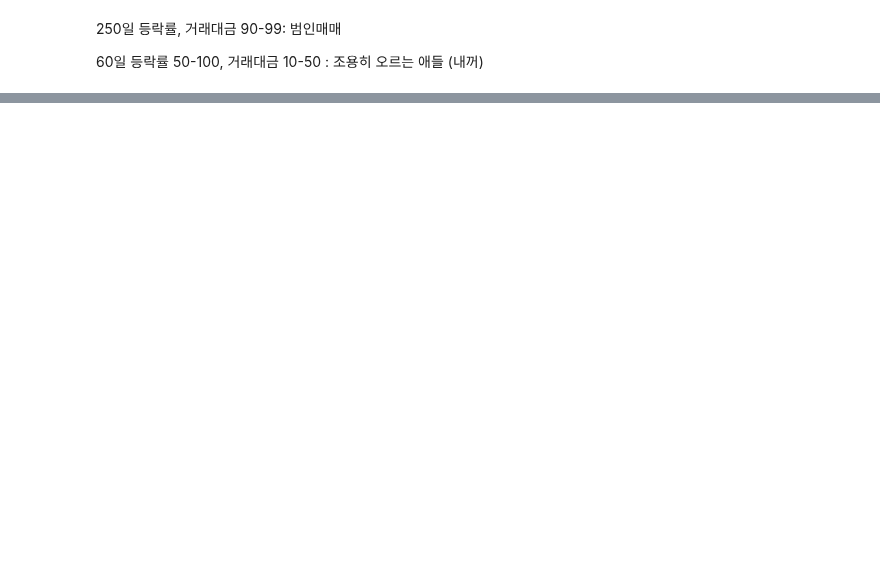
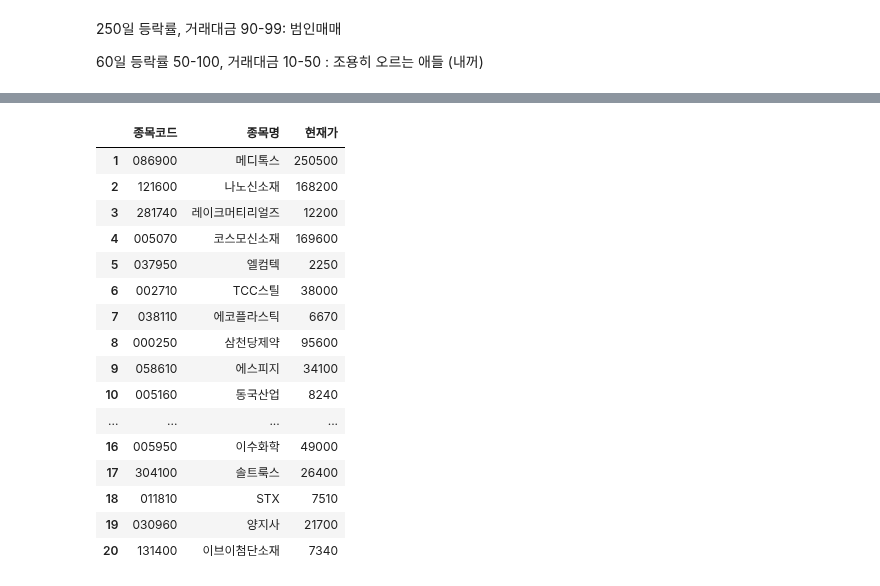
Before and after one commit to yeonghun00/stock-notes, a Jupyter notebook: useful/good_stocks.ipynb, the cells around one changed output, grey strips where cells are left out. Cells and saved outputs as stored; diff of their text form; code cells hidden in the pictures; blank space fills up the shorter version.

```diff
--- a/useful/good_stocks.ipynb
+++ b/useful/good_stocks.ipynb
@@ -216,0 +204,22 @@ stocklist.result_df
+# %%
+t = t[['종목코드', '종목명', '종료일 종가']].reset_index(drop=True).rename({'종료일 종가':'현재가'}, axis=1)
+t.index+=1
+t
+# %% [output]
+|  | 종목코드 | 종목명 | 현재가 |
+| 1 | 086900 | 메디톡스 | 250500 |
+| 2 | 121600 | 나노신소재 | 168200 |
+| 3 | 281740 | 레이크머티리얼즈 | 12200 |
+| 4 | 005070 | 코스모신소재 | 169600 |
+| 5 | 037950 | 엘컴텍 | 2250 |
+| 6 | 002710 | TCC스틸 | 38000 |
+| 7 | 038110 | 에코플라스틱 | 6670 |
+| 8 | 000250 | 삼천당제약 | 95600 |
+| 9 | 058610 | 에스피지 | 34100 |
+| 10 | 005160 | 동국산업 | 8240 |
+| ... | ... | ... | ... |
+| 16 | 005950 | 이수화학 | 49000 |
+| 17 | 304100 | 솔트룩스 | 26400 |
+| 18 | 011810 | STX | 7510 |
+| 19 | 030960 | 양지사 | 21700 |
+| 20 | 131400 | 이브이첨단소재 | 7340 |
```
Also changed, not shown: parts of 10 cells of this notebook.
